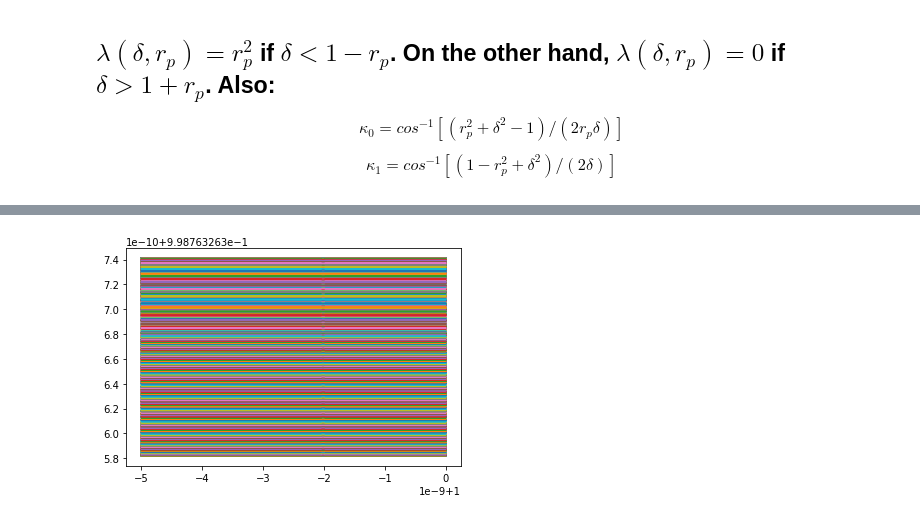
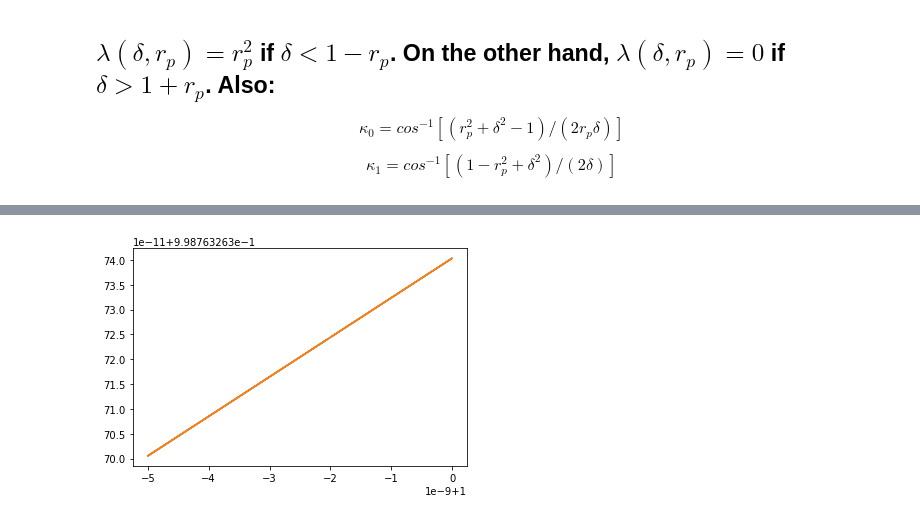
Before and after one commit to Fernando-Canales/Code-for-Exoplanets, a Jupyter notebook: RV and Transit.ipynb, the cells around one changed output, grey strips where cells are left out. Cells and saved outputs as stored; diff of their text form; code cells hidden in the pictures.

Commit message:
Añadí las sugerencias de Oscar. Luego intenté usar np.piecewise. Luego usé np.append. La cosa sigue sin graficar lo que quiero.

```diff
--- a/RV and Transit.ipynb
+++ b/RV and Transit.ipynb
@@ -250,35 +250,53 @@ def projected(t, par):
     delta  = (a*(1-e**2)*np.sqrt(1 - (np.sin(i)**2)*np.sin(f + w)**2))/(R_star*(1+e*np.cos(f)))
     return delta
 
-#Now I have to define the lambda function. But in order to do that, I have to define first the coefficientes
+#Now I have to define the lambda function. But in order to do that, I have to define first the coefficients
 #k_o and k_1
 
 def kappa_zero(delta, r_p):
-    k_z = [None]*len(delta)
     k_z = np.arccos((r_p**2 + delta**2 - 1)/(2*r_p*delta))
     return k_z
 
 def kappa_one(delta, r_p):
-    k_o = [None]*len(delta)
     k_o = np.arccos((1 - r_p**2 + delta**2)/(2*delta))
     return k_o
 
-#Now I am able to define the Lambda function.
-def Calculate_Lambda(delta, r_p):
+#I define the a variable.
+#k_loc_z = kappa_zero(delta, r_p)
+#k_loc_o = kappa_one(delta, r_p)
+#a = (1/np.pi)*((r_p**2)*k_loc_z + k_loc_o - np.sqrt((4*delta**2 - (1. + delta**2 - r_p**2)**2)/4))
+
+#Calis
+#def Lambda_piece(delta, r_p):
+#    np.piecewise(delta, [delta < 1 - r_p, delta > 1 - r_p and delta < 1 + r_p, delta > 1 + r_p], [r_p**2, 2, 0])
+#    return L
+#print(L)
+#Lambda = np.array(L)
+#print('Lambda es un:', type(Lambda), 'y tiene', len(Lambda), 'elementos.')
+#print('delta es un:', type(delta), 'y tiene', len(delta),'elementos.')
+
+
+#Now I can define the Lambda function as follows:
+def Calc_lambda(delta, r_p):
     l = [None]*len(delta)
-#The following line creates a for cycle. This cycle is the one that guarantees that we
-# are looking inside the vector delta for the values with the needed values.
     for i in range(0, len(delta)):
-        if delta[i] < 1 - r_p:
+        if delta[i] > 1 + r_p:
+            l[i] = 0
+        elif delta[i] > 1 - r_p and delta[i] < 1 + r_p:
+            k_loc_z = kappa_zero(delta[i], r_p)
+            k_loc_o = kappa_one(delta[i], r_p)
+            l[i] = (1/np.pi)*((r_p**2)*k_loc_z + k_loc_o - np.sqrt((4*delta**2 - (1. + delta**2 - r_p**2)**2)/4))
+        else:
             l[i] = r_p**2
-        elif delta[i] > 1 - r_p and delta[i] < 1 + r_p:
-            l[i] = (1/np.pi)*((r_p**2)*k_z + k_o - np.sqrt((4*delta**2 - (1. + delta**2 - r_p**2)**2)/4))
-        else:
-            l[i] = 0
-    return l
-Lambda = np.array(l)
+    return l[i]
+print(type(l))
 
-#Now I define the function that calculates the normalized flux.
+def LAMBDA(l):
+    Lambda = [None]*len(l)
+    Lambda = np.concatenate(l, axis=None )
+    return Lambda
+print(len(Lambda))
+
 def Flux (Lambda):
     F = [None]*len(Lambda)
     F = 1 - Lambda
@@ -300,19 +318,28 @@ R_p = 5e7 #meters
 #Ratio
 r_p = R_p/R_star
 
+
 #Now I call all the functions
 delta = projected(t, [a, R_star, e, w, i])
-k_z = kappa_zero(delta, r_p)
-k_o = kappa_one(delta, r_p)
-l = Calculate_Lambda(delta, r_p)
-F = Flux(Lambda)
+l = Calc_Lambda(delta, r_p)
+#Now I define the function that calculates the normalized flux.
 
-print('El valor de r_p es:', r_p)
-print('Los elementos del vector delta son:', delta)
-print('La variable l es del tipo:', type(l))
-print('La variable Lambda es del tipo:', type(Lambda))
-print('Los elementos del vector F son:', F)
 
-#Now I plot
-plt.plot(delta, F)
+#print('La variable delta es del tipo:', type(delta))
+#print('La variable L es del tipo:', type(L))
+#print('La variable F es del tipo:', type(F))
+#print('La variable Lambda es del tipo:', type(L))
+#print('Min delta', np.min(delta), 'Max delta', np.max(delta))
+#print('Min Lambda', np.min(L), 'Max Lambda', np.max(L))
+#print('Min Flux', np.min(F), 'Max Flux', np.max(F))
+#print('# elementos de Delta', len(delta))
+#print('# elementos de Lambda', len(L))
+#print('# elementos de Flux', len(F))
+#print('El primer elemento de delta es:', delta[0])
+#print('El primer elemento de Lambda es:',L[0])
+#print('El primer elemento de F es:',F[0])
+#print('Lambda es:',L)
+#print('delta es:', delta)
+
+plt.plot(delta, F[800])
 # %% [output]
@@ -347 +349 @@ Los elementos del vector F son: [[0.99876326 0.99876326 0.99876326 ... 0.9987632
-[figure, old version]
+[figure, new version]
```
Also changed, not shown: parts of 1 cell of this notebook.
